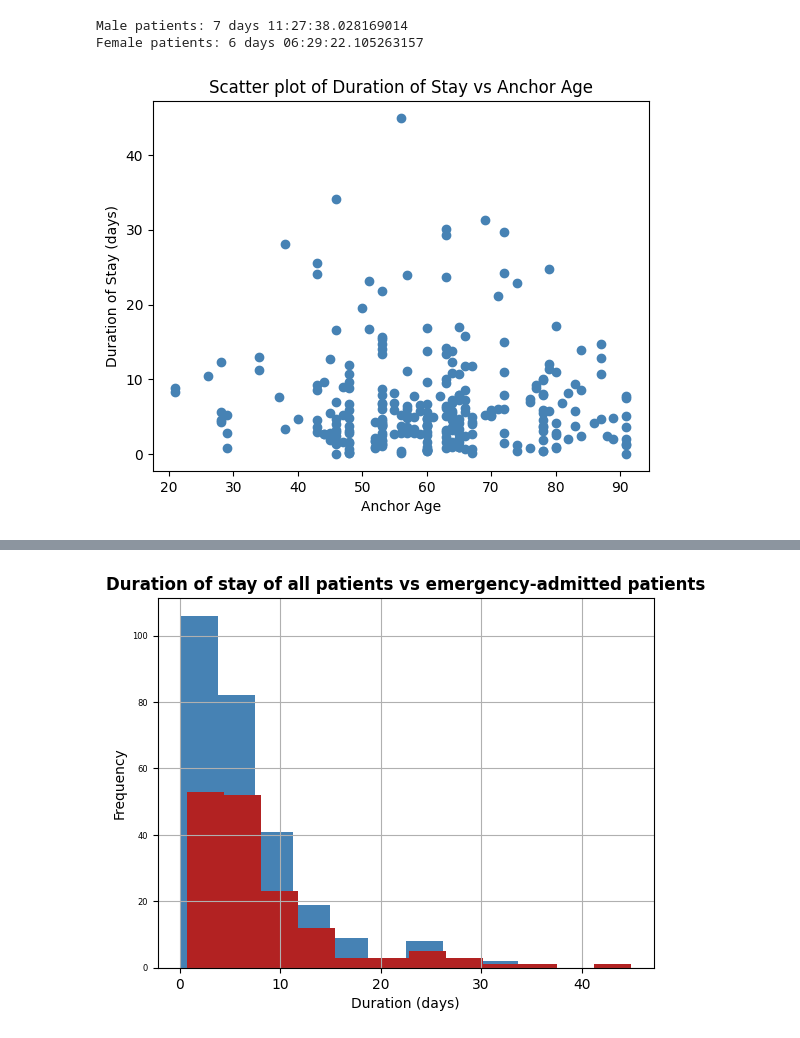
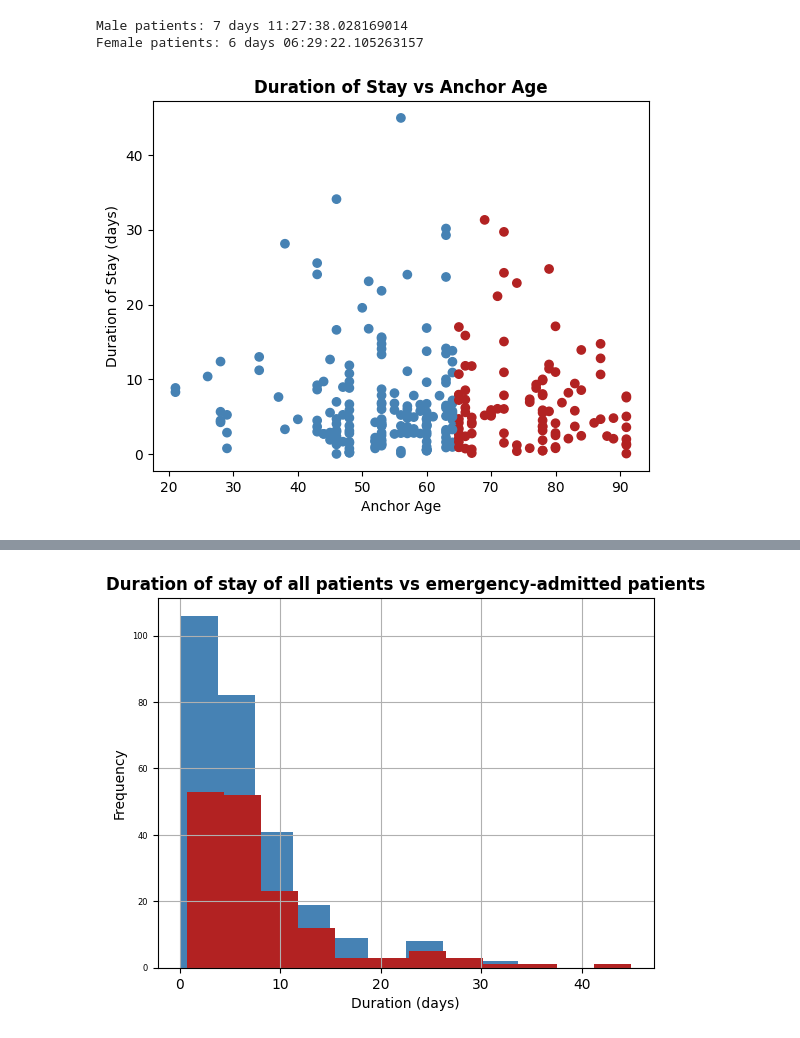
Before and after one commit to kkkarnav/MIMIC, a Jupyter notebook: 1_duration_of_stay.ipynb, the cells around one changed output, grey strips where cells are left out. Drawn from its saved outputs; the diff is of its cells as text; code cells hidden in the pictures.

```diff
--- a/1_duration_of_stay.ipynb
+++ b/1_duration_of_stay.ipynb
@@ -152,11 +152,17 @@ print(f"Female patients: {female_df['duration_of_stay'].mean()}")
 Male patients: 7 days 11:27:38.028169014
 Female patients: 6 days 06:29:22.105263157
 # %%
-# There doesn't appear to be any trend of duration with age past 45 or so
-plt.scatter(df["anchor_age"], (df["duration_of_stay"].dt.total_seconds() / 86400), color="steelblue")
+# There doesn't appear to be a significant trend of duration with age past 45 or so
+old_df = df[df["anchor_age"] >= 65]
+main_df = df[~df.index.isin(old_df.index)]
+
+plt.scatter(df["anchor_age"], (df["duration_of_stay"].dt.total_seconds() / 86400), c=df["anchor_age"].apply(lambda x: "firebrick" if x >= 65 else "steelblue"))
 plt.xlabel('Anchor Age')
 plt.ylabel('Duration of Stay (days)')
-plt.title('Scatter plot of Duration of Stay vs Anchor Age')
+plt.title('Duration of Stay vs Anchor Age', weight='bold')
 plt.show()
+
+print(f"Young patients: {main_df['duration_of_stay'].mean()}")
+print(f"Old patients: {old_df['duration_of_stay'].mean()}")
 # %% [output]
-[figure, old version]
+[figure, new version]
```
Also changed, not shown: parts of 7 cells of this notebook.
